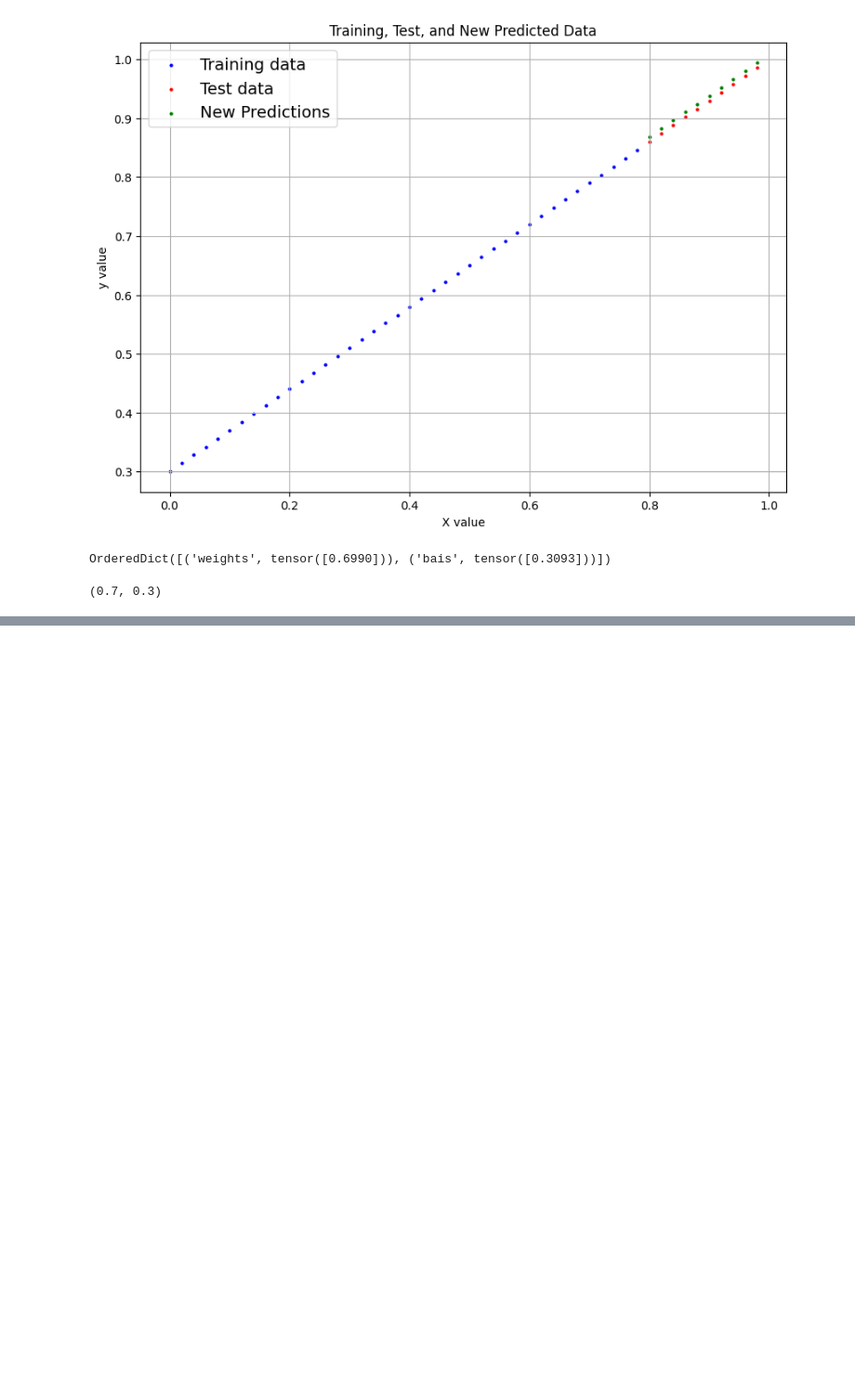
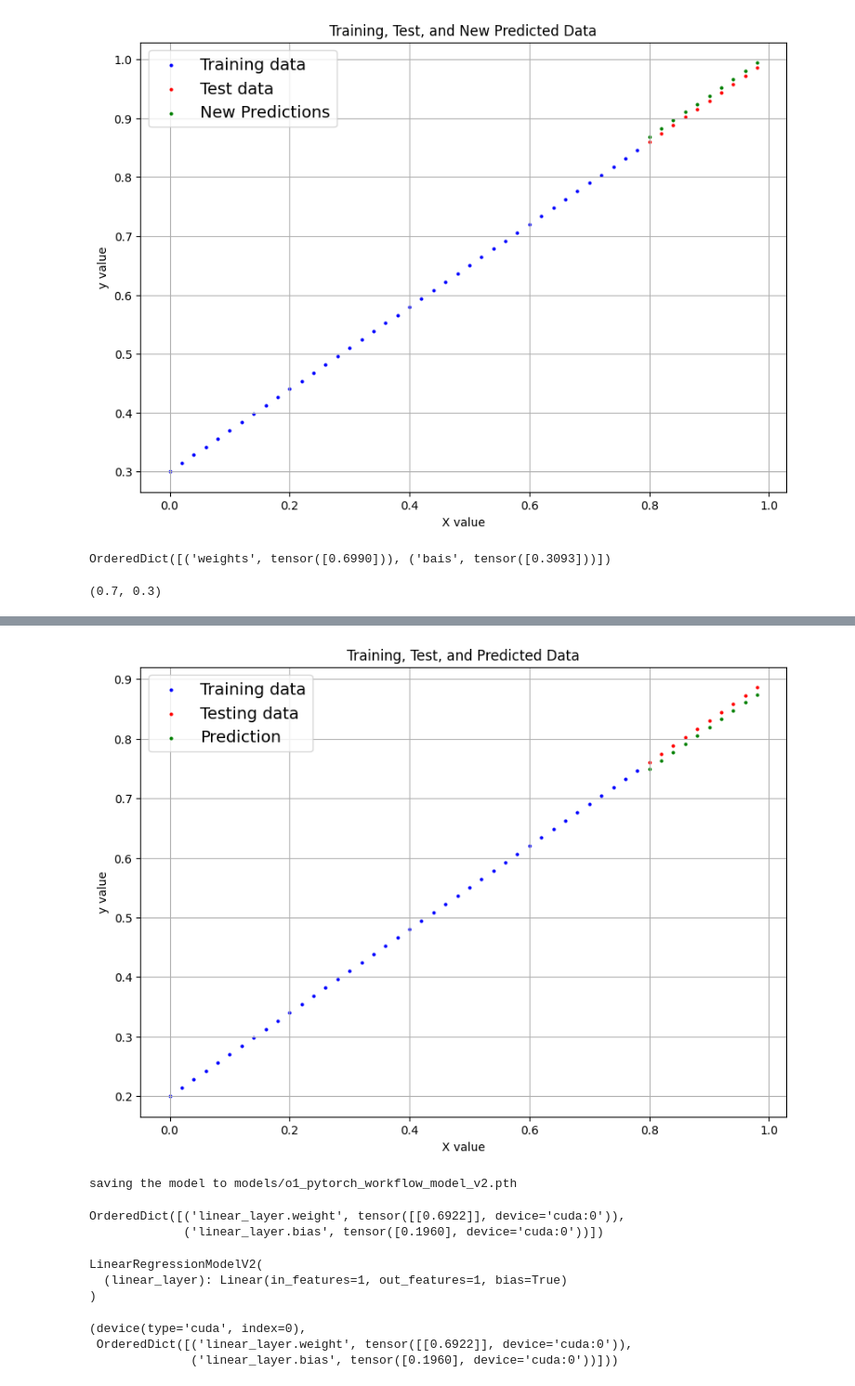
Before and after one commit to saim9211/DeepLearning, a Jupyter notebook: 01_pytorch_workflow.ipynb, the cells around one changed output, grey strips where cells are left out. Shown at 93% size. Saved outputs shown, nothing was run; the diff lists cells and outputs as text; code cells hidden in the pictures; blank space fills up the shorter version.

```diff
--- a/01_pytorch_workflow.ipynb
+++ b/01_pytorch_workflow.ipynb
@@ -364,0 +465,4 @@ weight,bais
+# %%
+# ste up the device agnostic code
+device="cuda" if torch.cuda.is_available() else "cpu"
+device
@@ -364,0 +580,6 @@ weight,bais
+# %%
+# set up loss function
+loss_fn=nn.L1Loss()
+# set up the optimizer
+optimizer=torch.optim.SGD(params=model_1.parameters(),
+                          lr=0.01)
@@ -364,0 +641,7 @@ weight,bais
+# %%
+# turn the model
+model_1.eval()
+# turn on the inference mode
+with torch.inference_mode():
+  y_preds=model_1(X_test)
+y_preds
@@ -364,0 +659,59 @@ weight,bais
+# %%
+import matplotlib.pyplot as plt
+
+plt.figure(figsize=(10, 7))
+
+# Plot training data
+plt.scatter(X_train.cpu(), y_train.cpu(), c="b", s=4, label="Training data")
+
+# Plot test data
+plt.scatter(X_test.cpu(), y_test.cpu(), c="r", s=4, label="Testing data")
+
+# Plot model's predictions
+plt.scatter(X_test.cpu(), y_preds.cpu(), c="g", s=4, label="Prediction")
+
+# Show the legend
+plt.legend(prop={"size": 14})
+plt.xlabel("X value")
+plt.ylabel("y value")
+plt.title("Training, Test, and Predicted Data")
+plt.grid(True);
+# %% [output]
+[figure, added]
+# %%
+# now move toward the save  part
+import os
+from pathlib import Path
+MODEL_NAME="o1_pytorch_workflow_model_v2.pth"
+MODEL_PATH=Path("models")
+MODEL_PATH.mkdir(parents=True,exist_ok=True)
+MODEL_SAVE_PATH=MODEL_PATH/MODEL_NAME
+print(f"saving the model to {MODEL_SAVE_PATH}")
+torch.save(obj=model_1.state_dict(),
+           f=MODEL_SAVE_PATH)
+# %% [output]
+saving the model to models/o1_pytorch_workflow_model_v2.pth
+# %%
+model_1.state_dict()
+# %% [output]
+OrderedDict([('linear_layer.weight', tensor([[0.6922]], device='cuda:0')),
+             ('linear_layer.bias', tensor([0.1960], device='cuda:0'))])
+# %%
+# load a model
+# create the new instance of lr model v2
+loaded_model_1=LinearRegressionModelV2()
+#load  the saved model
+loaded_model_1.load_state_dict(torch.load(f=MODEL_SAVE_PATH))
+
+# put the loaded moel to device
+loaded_model_1.to(device)
+# %% [output]
+LinearRegressionModelV2(
+  (linear_layer): Linear(in_features=1, out_features=1, bias=True)
+)
+# %%
+next(loaded_model_1.parameters()).device,loaded_model_1.state_dict()
+# %% [output]
+(device(type='cuda', index=0),
+ OrderedDict([('linear_layer.weight', tensor([[0.6922]], device='cuda:0')),
+              ('linear_layer.bias', tensor([0.1960], device='cuda:0'))]))
```
Also changed, not shown: parts of 28 cells of this notebook.
